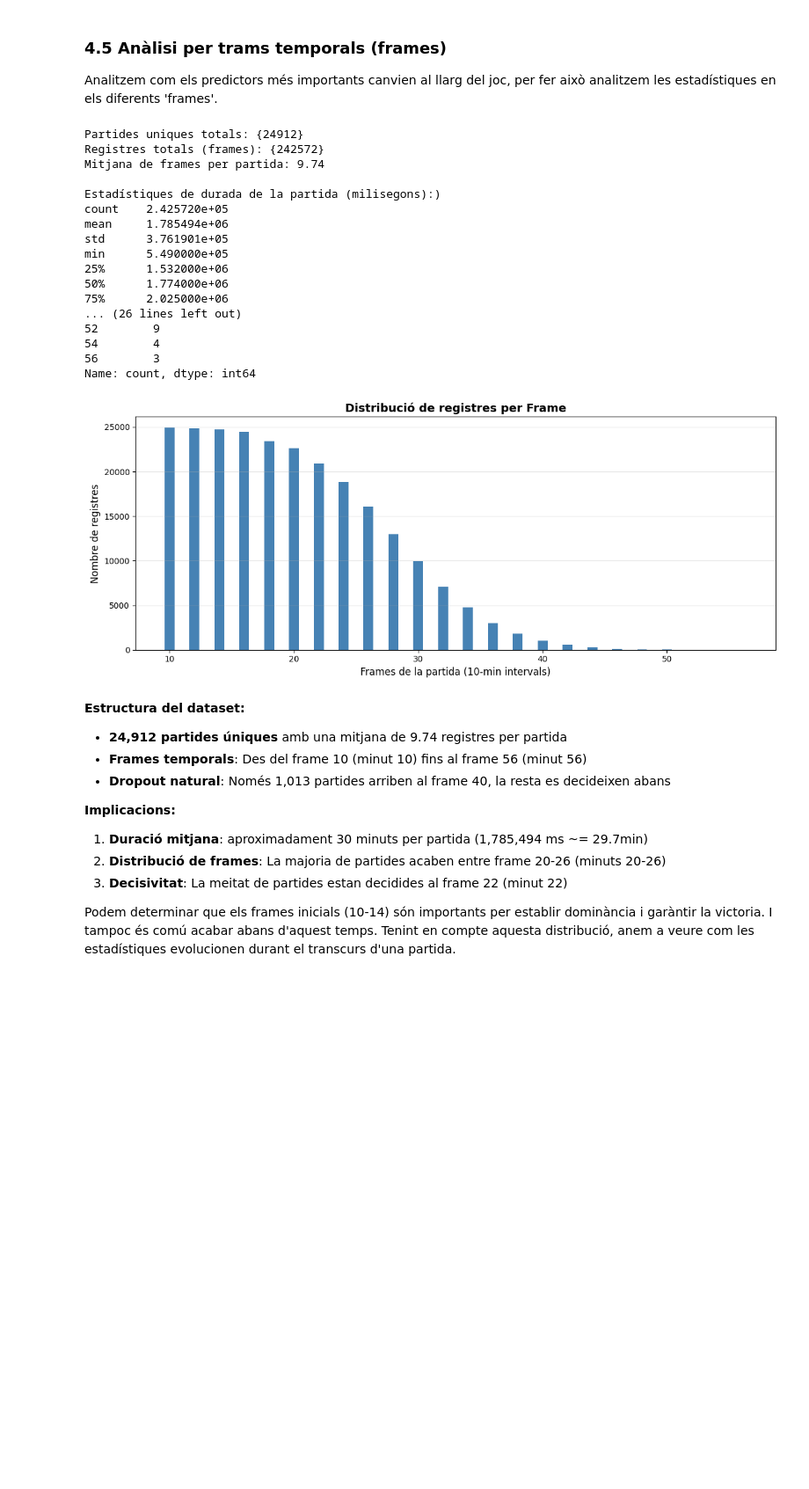
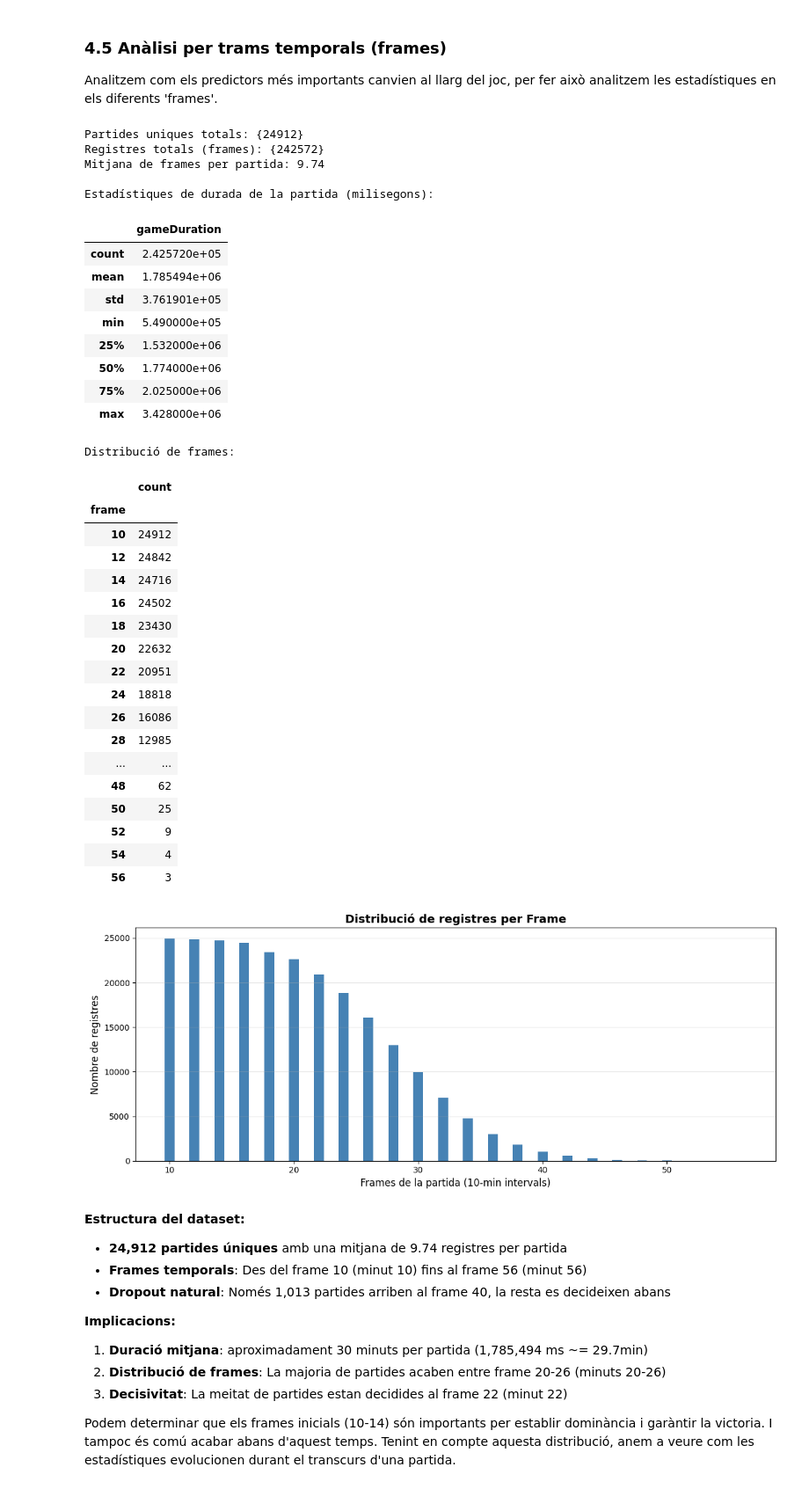
Before and after one commit to NIU1634990/kaggle_lol, a Jupyter notebook: kaggle.ipynb, the cells around one changed output. Shown at 88% size. Cells and saved outputs as stored; diff of their text form; code cells hidden in the pictures; blank space fills up the shorter version.

```diff
--- a/kaggle.ipynb
+++ b/kaggle.ipynb
@@ -247,7 +266,16 @@ Analitzem la correlació entre les variables numèriques i la variable objectiu
 # %%
 # Correlació de variables amb la variable objectiu
 correlation_with_target = df.corr()["hasWon"].sort_values(ascending=False)
-print(correlation_with_target)
+
+html = f"""
+<div style="max-height:300px; overflow-y:auto; overflow-x:auto;
+            border:1px solid #ccc; padding:6px;">
+    {correlation_with_target.to_frame().to_html()}
+</div>
+"""
+
+display(HTML(html))
+
 
 # Visualization of correlation with target
 plt.figure(figsize=(12, 10))
@@ -338,41 +369,74 @@ Analitzem com els predictors més importants canvien al llarg del joc, per fer a
 # %%
 # Anàlisis de la distribució temporal
 print("Partides uniques totals:", {df['gameId'].nunique()})
 print("Registres totals (frames):", {len(df)})
 print(f"Mitjana de frames per partida: {len(df) / df['gameId'].nunique():.2f}")
-print("\nEstadístiques de durada de la partida (milisegons):)")
-print(df['gameDuration'].describe())
-print("\nDistribució de frames:")
-print(df['frame'].value_counts().sort_index())
+
+def show_scrollable(obj, max_height=300):
+    """Mostra Series o DataFrames dins d'un div scrollable."""
+    # Converteix a DataFrame per garantir format taula
+    if isinstance(obj, pd.Series):
+        obj = obj.to_frame()
+
+    html = f"""
+    <div style="max-height:{max_height}px; overflow-y:auto; overflow-x:auto;
+                border:1px solid #ccc; padding:6px;">
+        {obj.to_html()}
+    </div>
+    """
+    display(HTML(html))
+
+
+print("\nEstadístiques de durada de la partida (milisegons):")
+show_scrollable(df['gameDuration'].describe())
+
+print("Distribució de frames:")
+show_scrollable(df['frame'].value_counts().sort_index())
 
 # Visualització de frames
 plt.figure(figsize=(12, 5))
 frame_counts = df['frame'].value_counts().sort_index()
 plt.bar(frame_counts.index, frame_counts.values, color='steelblue')
 plt.xlabel("Frames de la partida (10-min intervals)", fontsize=12)
 plt.ylabel("Nombre de registres", fontsize=12)
 plt.title("Distribució de registres per Frame", fontsize=14, fontweight='bold')
 plt.grid(axis='y', alpha=0.3)
 plt.tight_layout()
 plt.show()
 # %% [output]
 Partides uniques totals: {24912}
 Registres totals (frames): {242572}
 Mitjana de frames per partida: 9.74
 
-Estadístiques de durada de la partida (milisegons):)
-count    2.425720e+05
-mean     1.785494e+06
-std      3.761901e+05
-min      5.490000e+05
-25%      1.532000e+06
-50%      1.774000e+06
-75%      2.025000e+06
-... (26 lines left out)
-52        9
-54        4
-56        3
-Name: count, dtype: int64
+Estadístiques de durada de la partida (milisegons):
+|  | gameDuration |
+| count | 2.425720e+05 |
+| mean | 1.785494e+06 |
+| std | 3.761901e+05 |
+| min | 5.490000e+05 |
+| 25% | 1.532000e+06 |
+| 50% | 1.774000e+06 |
+| 75% | 2.025000e+06 |
+| max | 3.428000e+06 |
+Distribució de frames:
+|  | count |
+| frame |  |
+| 10 | 24912 |
+| 12 | 24842 |
+| 14 | 24716 |
+| 16 | 24502 |
+| 18 | 23430 |
+| 20 | 22632 |
+| 22 | 20951 |
+| 24 | 18818 |
+| 26 | 16086 |
+| 28 | 12985 |
+| ... | ... |
+| 48 | 62 |
+| 50 | 25 |
+| 52 | 9 |
+| 54 | 4 |
+| 56 | 3 |
 [figure]
 # %% [markdown]
 **Estructura del dataset:**
```
Also changed, not shown: parts of 8 cells of this notebook.
